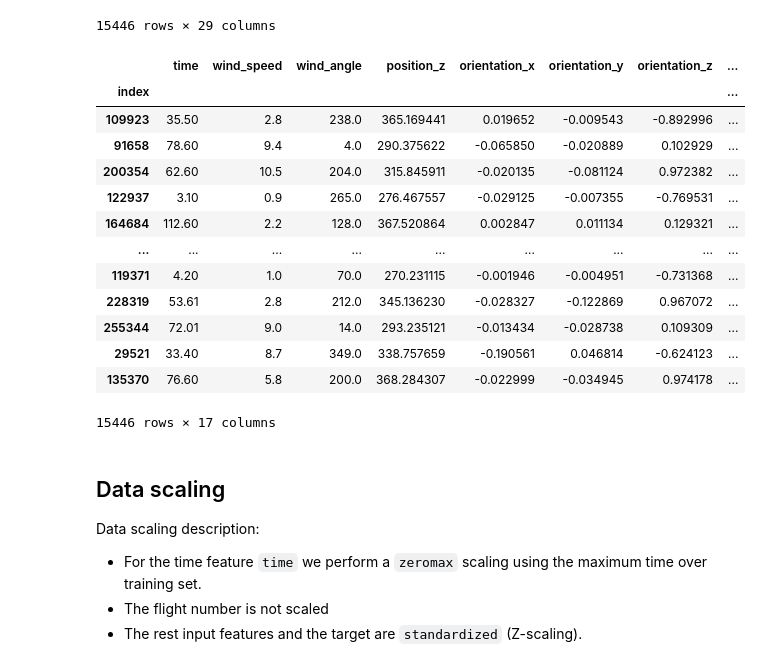
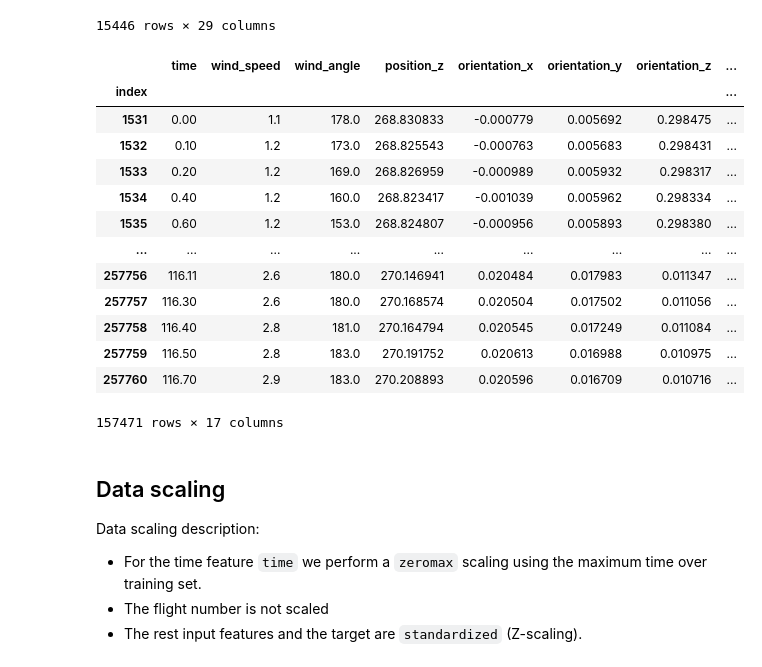
Before and after one commit to multitel-ai/nsw-certification, a Jupyter notebook: code_preparation/mlp_train.ipynb, the cells around one changed output. Cells and saved outputs as stored; diff of their text form; code cells hidden in the pictures.

```diff
--- a/code_preparation/mlp_train.ipynb
+++ b/code_preparation/mlp_train.ipynb
@@ -47,30 +87,33 @@ lourd.csv
 15446 rows × 29 columns
 # %%
 # remove columns
-cols_ignored = ["time_start","battery_voltage","battery_current", "altitude","speed","route", "position_x", "position_y", "flight"]
-cols_redundent = ["linear_acceleration_x", "velocity_y", "power"]
-target = ["power_smoothed"]
+cols_ignored = ["flight"]
+# cols_ignored = ["time_start","battery_voltage","battery_current", "altitude","speed","route", "position_x", "position_y", "flight"]
+# cols_redundent = ["linear_acceleration_x", "velocity_y", "power"]
+cols_redundent = []
+target = ["power"]
+# target = ["power_smoothed"]
 
 datasets_cleaned = dict()
 for k in datasets.keys():
     datasets_cleaned[k] = datasets[k].drop(columns = cols_ignored + cols_redundent) # + target)
 
-datasets_cleaned["val"]
+datasets_cleaned["train"]
 # %% [output]
 |  | time | wind_speed | wind_angle | position_z | orientation_x | orientation_y | orientation_z | ... |
 | index |  |  |  |  |  |  |  | ... |
-| 109923 | 35.50 | 2.8 | 238.0 | 365.169441 | 0.019652 | -0.009543 | -0.892996 | ... |
-| 91658 | 78.60 | 9.4 | 4.0 | 290.375622 | -0.065850 | -0.020889 | 0.102929 | ... |
-| 200354 | 62.60 | 10.5 | 204.0 | 315.845911 | -0.020135 | -0.081124 | 0.972382 | ... |
-| 122937 | 3.10 | 0.9 | 265.0 | 276.467557 | -0.029125 | -0.007355 | -0.769531 | ... |
-| 164684 | 112.60 | 2.2 | 128.0 | 367.520864 | 0.002847 | 0.011134 | 0.129321 | ... |
+| 1531 | 0.00 | 1.1 | 178.0 | 268.830833 | -0.000779 | 0.005692 | 0.298475 | ... |
+| 1532 | 0.10 | 1.2 | 173.0 | 268.825543 | -0.000763 | 0.005683 | 0.298431 | ... |
+| 1533 | 0.20 | 1.2 | 169.0 | 268.826959 | -0.000989 | 0.005932 | 0.298317 | ... |
+| 1534 | 0.40 | 1.2 | 160.0 | 268.823417 | -0.001039 | 0.005962 | 0.298334 | ... |
+| 1535 | 0.60 | 1.2 | 153.0 | 268.824807 | -0.000956 | 0.005893 | 0.298380 | ... |
 | ... | ... | ... | ... | ... | ... | ... | ... | ... |
-| 119371 | 4.20 | 1.0 | 70.0 | 270.231115 | -0.001946 | -0.004951 | -0.731368 | ... |
-| 228319 | 53.61 | 2.8 | 212.0 | 345.136230 | -0.028327 | -0.122869 | 0.967072 | ... |
-| 255344 | 72.01 | 9.0 | 14.0 | 293.235121 | -0.013434 | -0.028738 | 0.109309 | ... |
-| 29521 | 33.40 | 8.7 | 349.0 | 338.757659 | -0.190561 | 0.046814 | -0.624123 | ... |
-| 135370 | 76.60 | 5.8 | 200.0 | 368.284307 | -0.022999 | -0.034945 | 0.974178 | ... |
+| 257756 | 116.11 | 2.6 | 180.0 | 270.146941 | 0.020484 | 0.017983 | 0.011347 | ... |
+| 257757 | 116.30 | 2.6 | 180.0 | 270.168574 | 0.020504 | 0.017502 | 0.011056 | ... |
+| 257758 | 116.40 | 2.8 | 181.0 | 270.164794 | 0.020545 | 0.017249 | 0.011084 | ... |
+| 257759 | 116.50 | 2.8 | 183.0 | 270.191752 | 0.020613 | 0.016988 | 0.010975 | ... |
+| 257760 | 116.70 | 2.9 | 183.0 | 270.208893 | 0.020596 | 0.016709 | 0.010716 | ... |
-15446 rows × 17 columns
+157471 rows × 17 columns
 # %% [markdown]
 ## Data scaling
 
```
Also changed, not shown: parts of 8 cells of this notebook, 43 other files.
